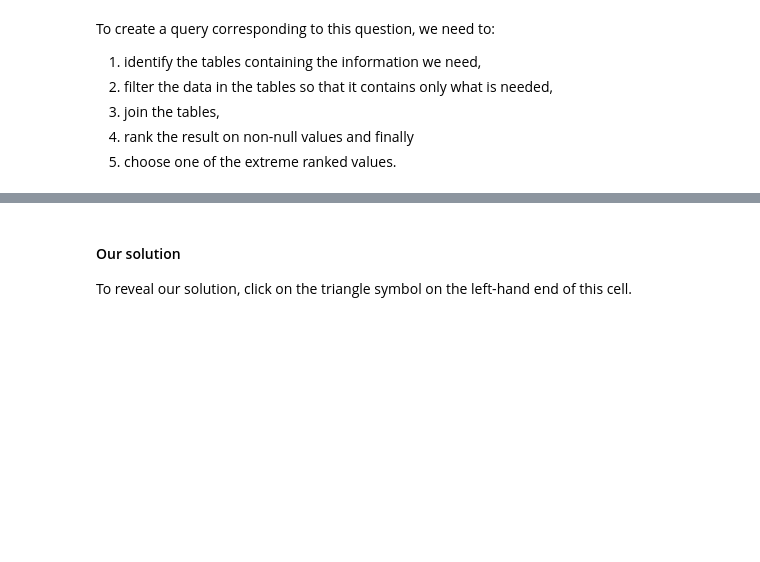
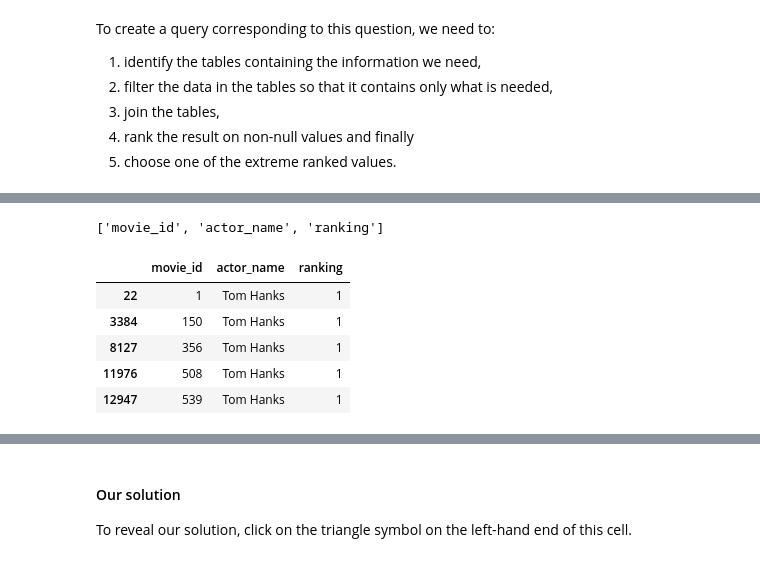
Before and after one commit to snowkuma/tm351-notebooks, a Jupyter notebook: p08/08.2 Querying the Movies Database.ipynb, the cells around one changed output, grey strips where cells are left out. Cells and saved outputs as stored; diff of their text form; code cells hidden in the pictures; blank space fills up the shorter version.

```diff
--- a/p08/08.2 Querying the Movies Database.ipynb
+++ b/p08/08.2 Querying the Movies Database.ipynb
@@ -256,0 +472,14 @@ To create a query corresponding to this question, we need to:
+# %%
+list(movieActor_df.columns)
+# %% [output]
+['movie_id', 'actor_name', 'ranking']
+# %%
+tomHanksLead_df = movieActor_df[(movieActor_df['actor_name']=='Tom Hanks') & (movieActor_df['ranking']==1)]
+tomHanksLead_df.head()
+# %% [output]
+|  | movie_id | actor_name | ranking |
+| 22 | 1 | Tom Hanks | 1 |
+| 3384 | 150 | Tom Hanks | 1 |
+| 8127 | 356 | Tom Hanks | 1 |
+| 11976 | 508 | Tom Hanks | 1 |
+| 12947 | 539 | Tom Hanks | 1 |
```
Also changed, not shown: parts of 35 cells of this notebook, 31 other files.
